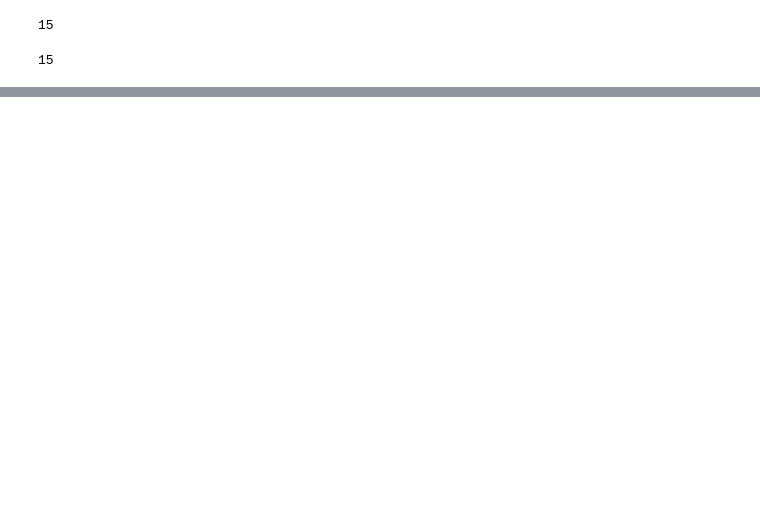
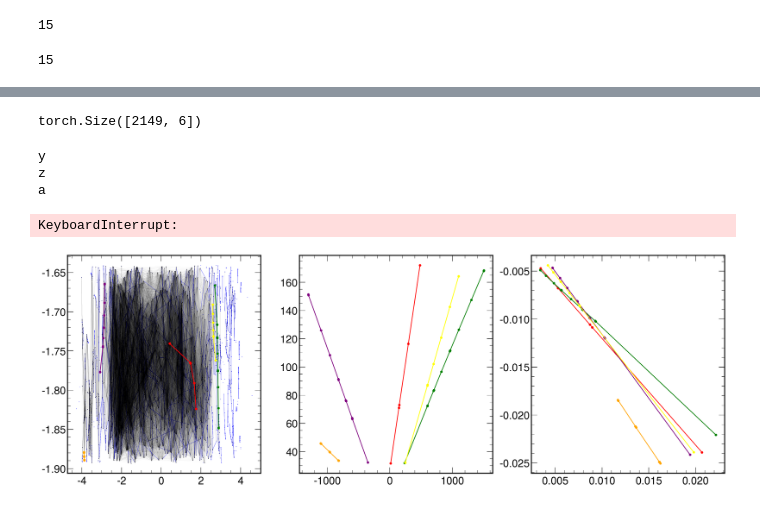
Before and after one commit to gnn-tracking/klieret-gnn-tracking-experiments, a Jupyter notebook: notebooks/restore_and_cluster_plots.ipynb, the cells around one changed output, grey strips where cells are left out. Drawn from its saved outputs; the diff is of its cells as text; code cells hidden in the pictures; blank space fills up the shorter version.

```diff
--- a/notebooks/restore_and_cluster_plots.ipynb
+++ b/notebooks/restore_and_cluster_plots.ipynb
@@ -205,0 +272,14 @@ for i in range(5):
+# %%
+data.x.shape
+# %% [output]
+torch.Size([2149, 6])
+# %%
+graph_plotter = GraphPlotter()
+# %%
+graph_plotter.plot_ep_rz_uv(data, sector=9, name="test")
+# %% [output]
+y
+z
+a
+KeyboardInterrupt:
+[figure, added]
```
Also changed, not shown: parts of 28 cells of this notebook.
